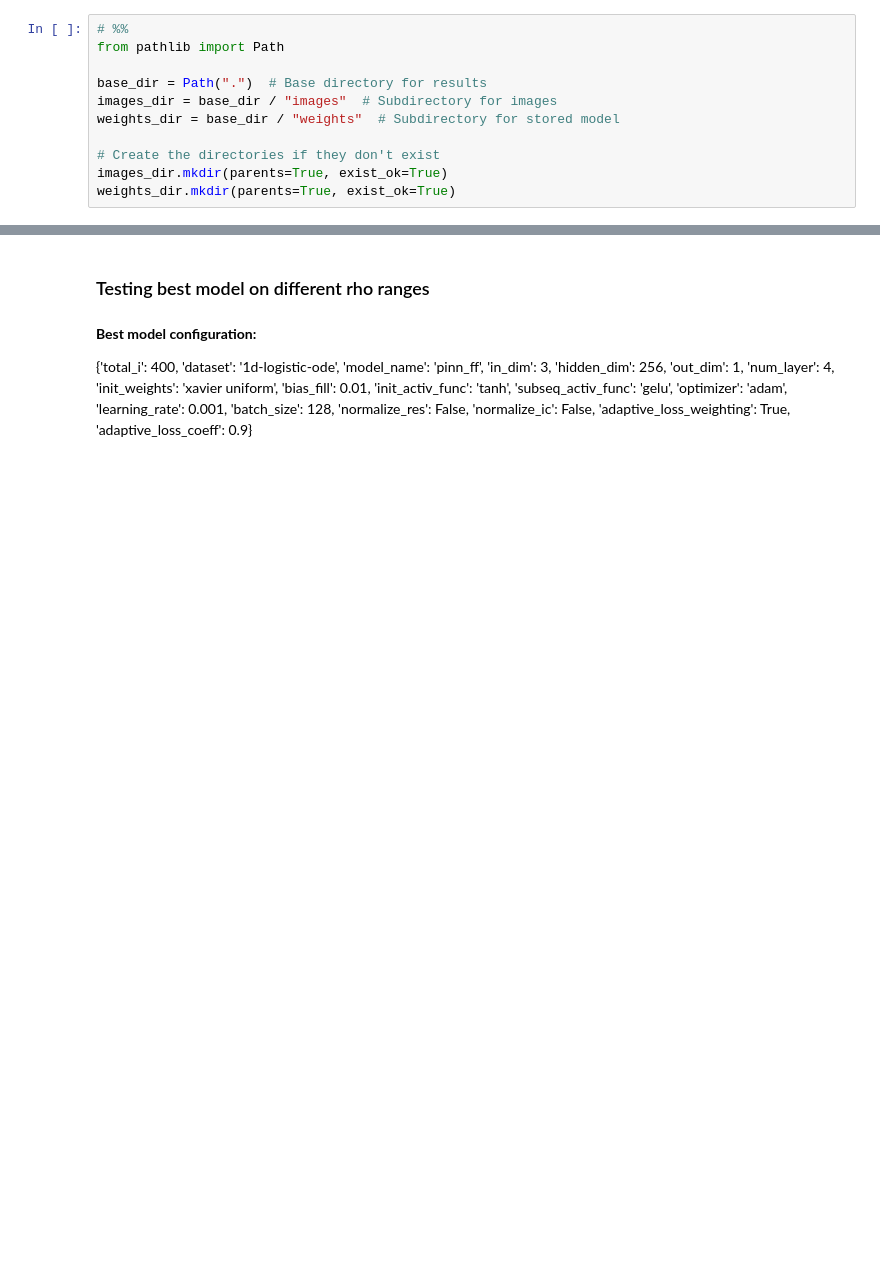
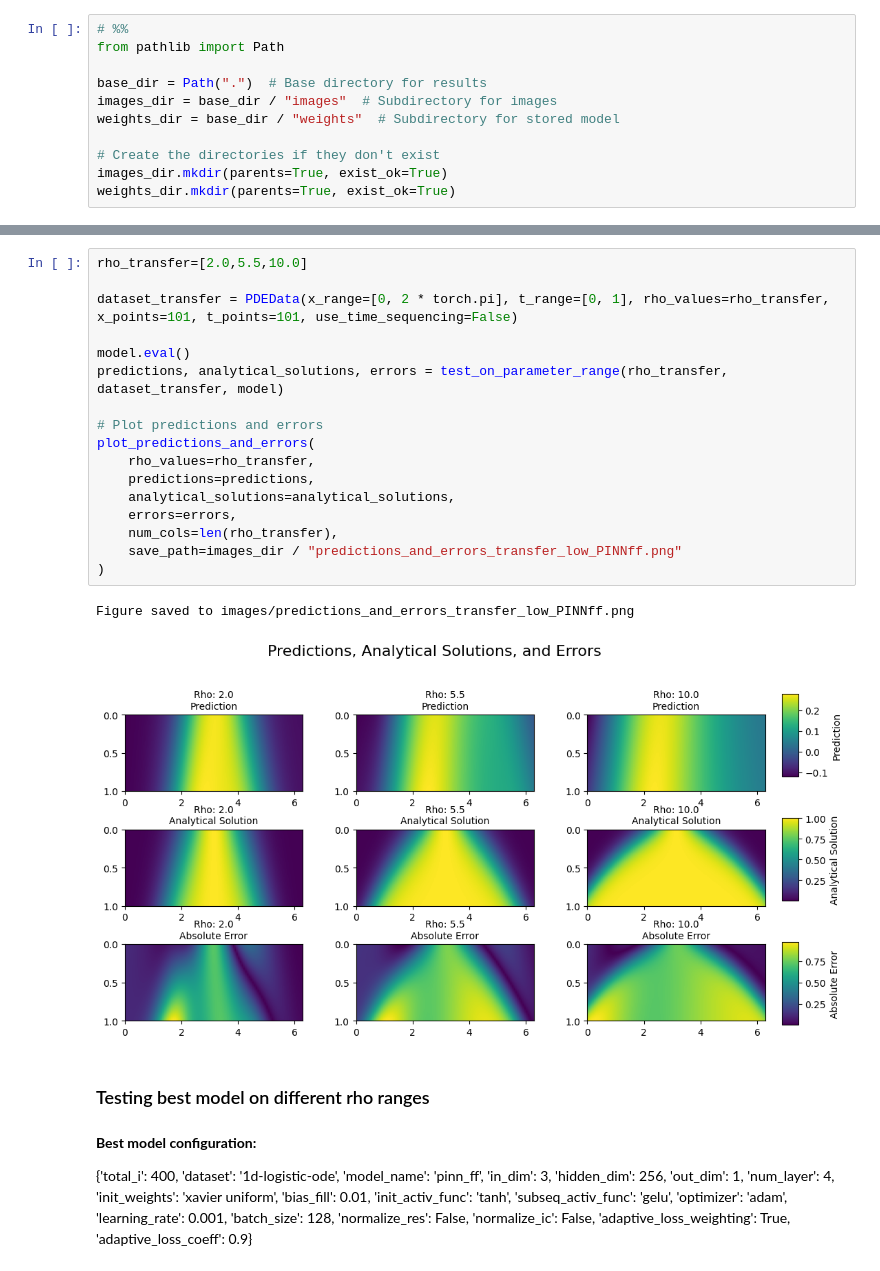
Before and after one commit to almasria/gnn_project, a Jupyter notebook: transfer_learning/1d_reaction/pinn_ff_experiments/experiments_pinn_ff_low_train_regime.ipynb, the cells around one changed output, grey strips where cells are left out. Drawn from its saved outputs; the diff is of its cells as text; blank space fills up the shorter version.

```diff
--- a/transfer_learning/1d_reaction/pinn_ff_experiments/experiments_pinn_ff_low_train_regime.ipynb
+++ b/transfer_learning/1d_reaction/pinn_ff_experiments/experiments_pinn_ff_low_train_regime.ipynb
@@ -451,3 +709,23 @@ Figure saved to images\predictions_and_errors.png
+# %%
+rho_transfer=[2.0,5.5,10.0]
+
+dataset_transfer = PDEData(x_range=[0, 2 * torch.pi], t_range=[0, 1], rho_values=rho_transfer, x_points=101, t_points=101, use_time_sequencing=False)
+
+model.eval()
+predictions, analytical_solutions, errors = test_on_parameter_range(rho_transfer, dataset_transfer, model)
+
+# Plot predictions and errors
+plot_predictions_and_errors(
+    rho_values=rho_transfer,
+    predictions=predictions,
+    analytical_solutions=analytical_solutions,
+    errors=errors,
+    num_cols=len(rho_transfer),
+    save_path=images_dir / "predictions_and_errors_transfer_low_PINNff.png"
+)
+# %% [output]
+Figure saved to images/predictions_and_errors_transfer_low_PINNff.png
+[figure, added]
 # %% [markdown]
 ### Testing best model on different rho ranges
 # %% [markdown]
```
Also changed, not shown: parts of 18 cells of this notebook, 11 other files.
